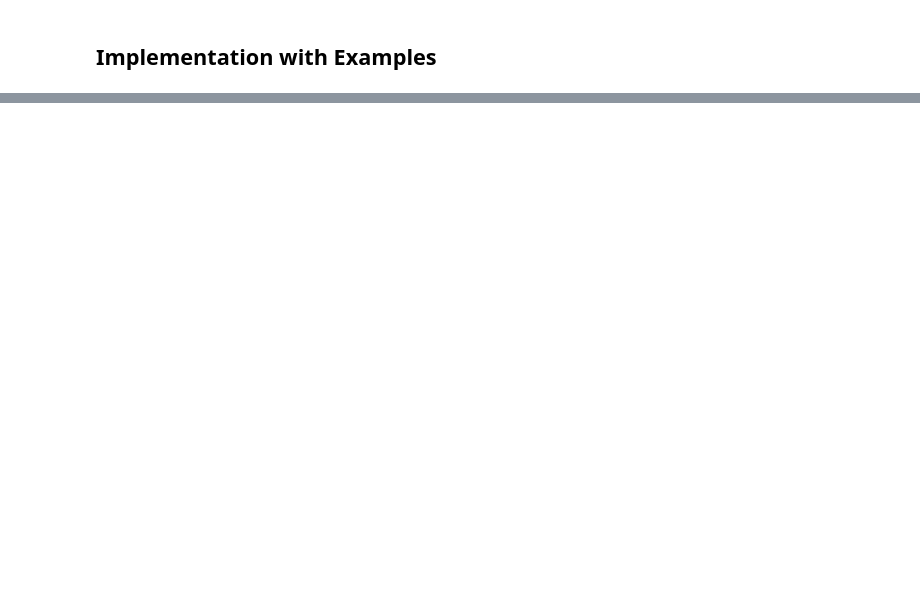
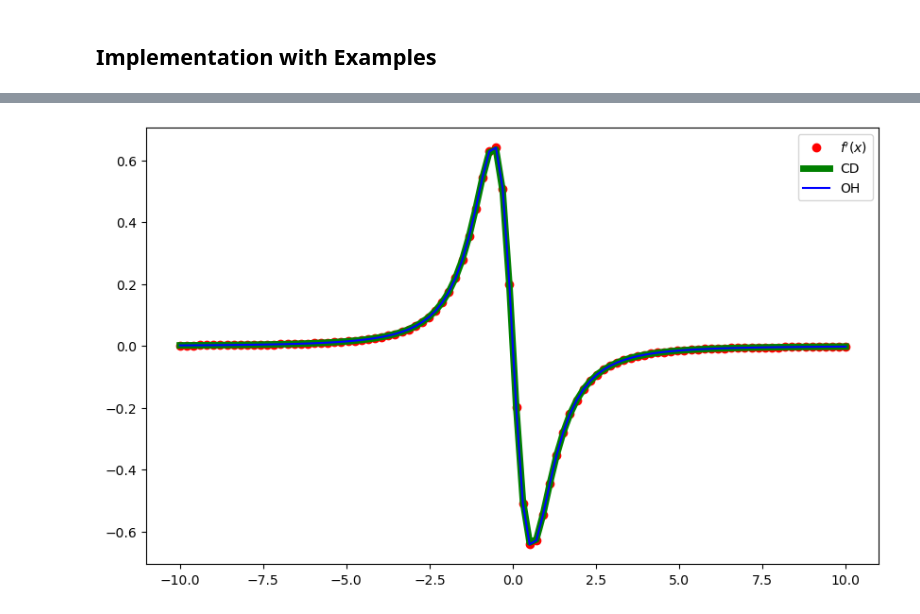
Before and after one commit to Hari31416/MSc_Project, a Jupyter notebook: Numerical_Methods/Notes/Numerical_Differentiation.ipynb, the cells around one changed output, grey strips where cells are left out. Saved outputs shown, nothing was run; the diff lists cells and outputs as text; code cells hidden in the pictures; blank space fills up the shorter version.

```diff
--- a/Numerical_Methods/Notes/Numerical_Differentiation.ipynb
+++ b/Numerical_Methods/Notes/Numerical_Differentiation.ipynb
@@ -88,0 +448,6 @@ $$
+# %%
+f4 = lambda x: 1/(1+x**2)
+f4bar = lambda x: -2*x/(1+x**2)**2
+compare(f4, f4bar)
+# %% [output]
+[figure, added]
```
Also changed, not shown: parts of 50 cells of this notebook, 2 other files.
